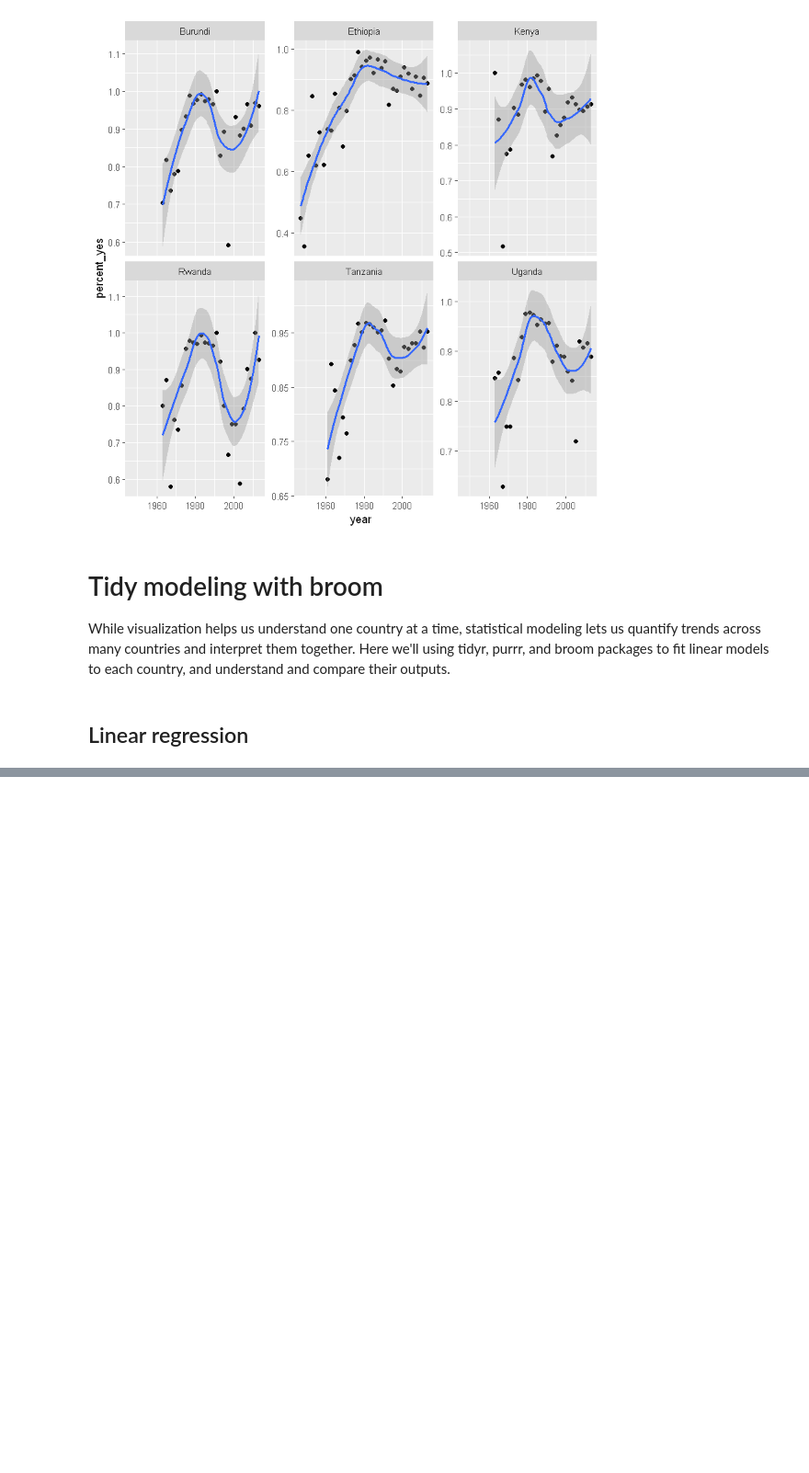
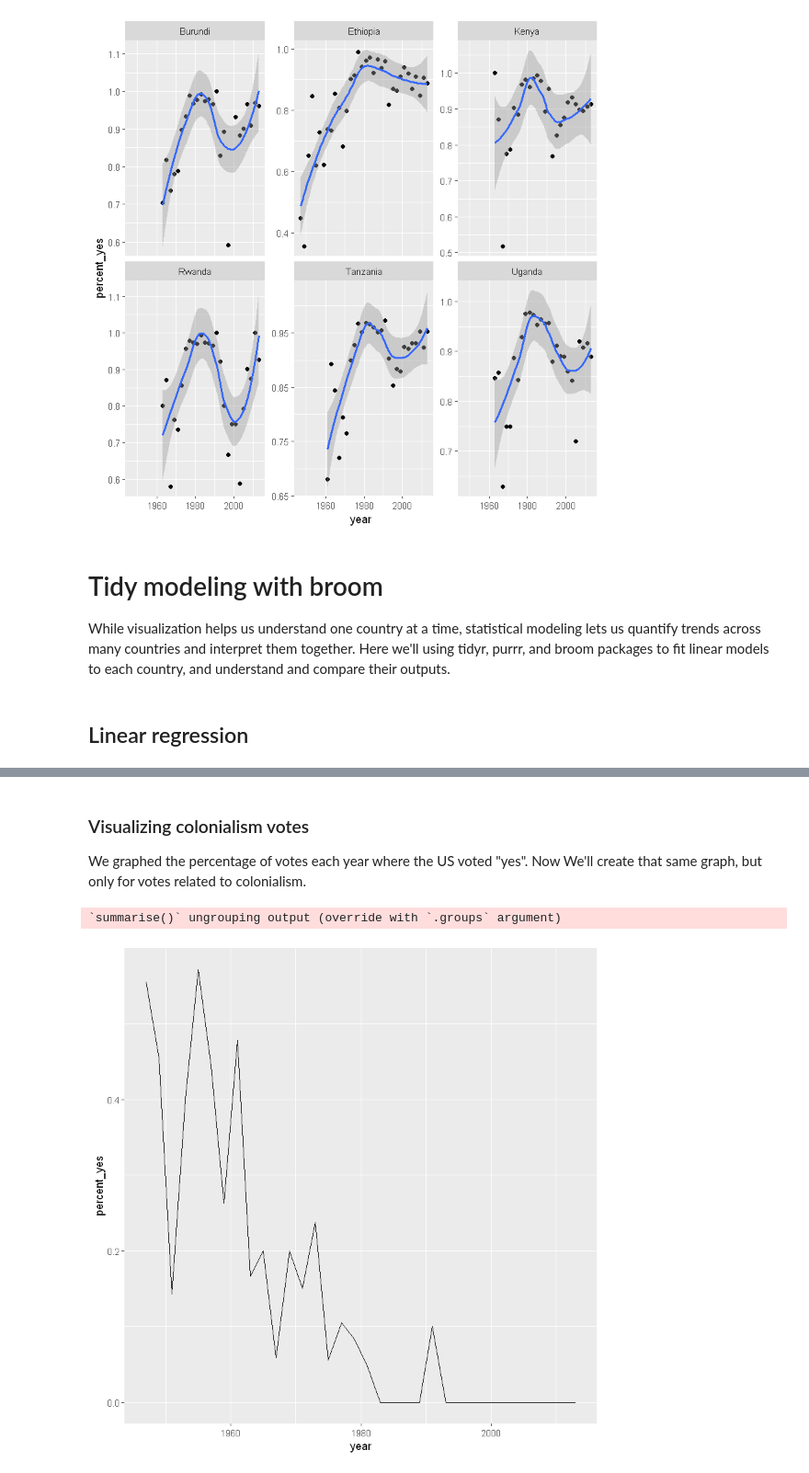
Before and after one commit to VictorOmondi1997/Exploring-The-Historical-Voting-of-USGA, a Jupyter notebook: Exploring The Historical Voting of USGA.ipynb, the cells around one changed output, grey strips where cells are left out. Shown at 92% size. Drawn from its saved outputs; the diff is of its cells as text; code cells hidden in the pictures; blank space fills up the shorter version.

Commit message:
Checking models visually

```diff
--- a/Exploring The Historical Voting of USGA.ipynb
+++ b/Exploring The Historical Voting of USGA.ipynb
@@ -476,0 +854,17 @@ While visualization helps us understand one country at a time, statistical model
+# %% [markdown]
+### Visualizing colonialism votes
+
+We graphed the percentage of votes each year where the US voted "yes". Now We'll create that same graph, but only for votes related to colonialism.
+# %%
+# Filter, then summarize by year: US_co_by_year
+US_co_by_year <- votes_joined %>%
+  filter(country=="United States", co==1) %>%
+  group_by(year) %>%
+  summarize(percent_yes=mean(vote==1))
+
+# Graph the % of "yes" votes over time
+ggplot(US_co_by_year, aes(x=year, y=percent_yes)) +
+  geom_line()
+# %% [output]
+`summarise()` ungrouping output (override with `.groups` argument)
+[figure, added]
```
Also changed, not shown: parts of 66 cells of this notebook.
